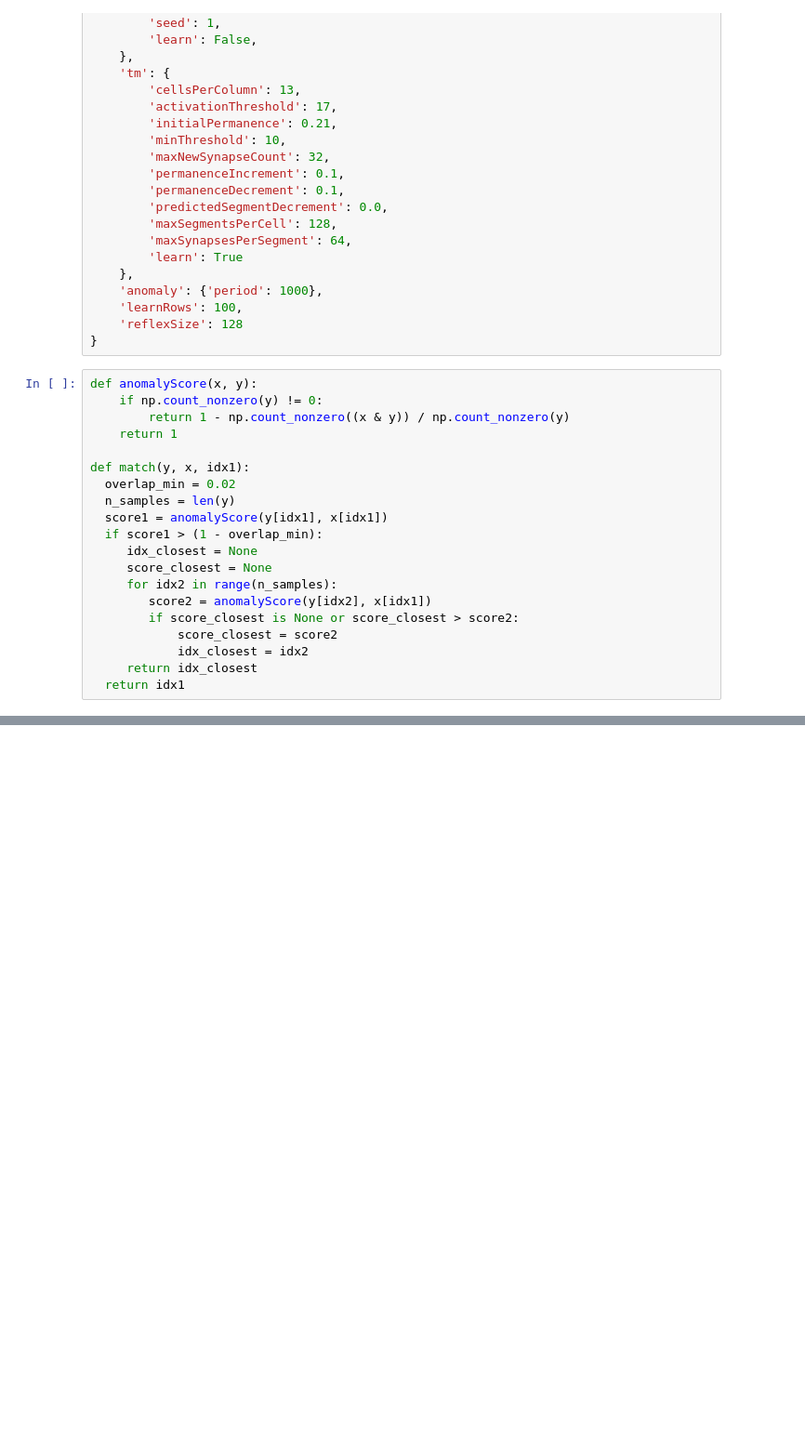
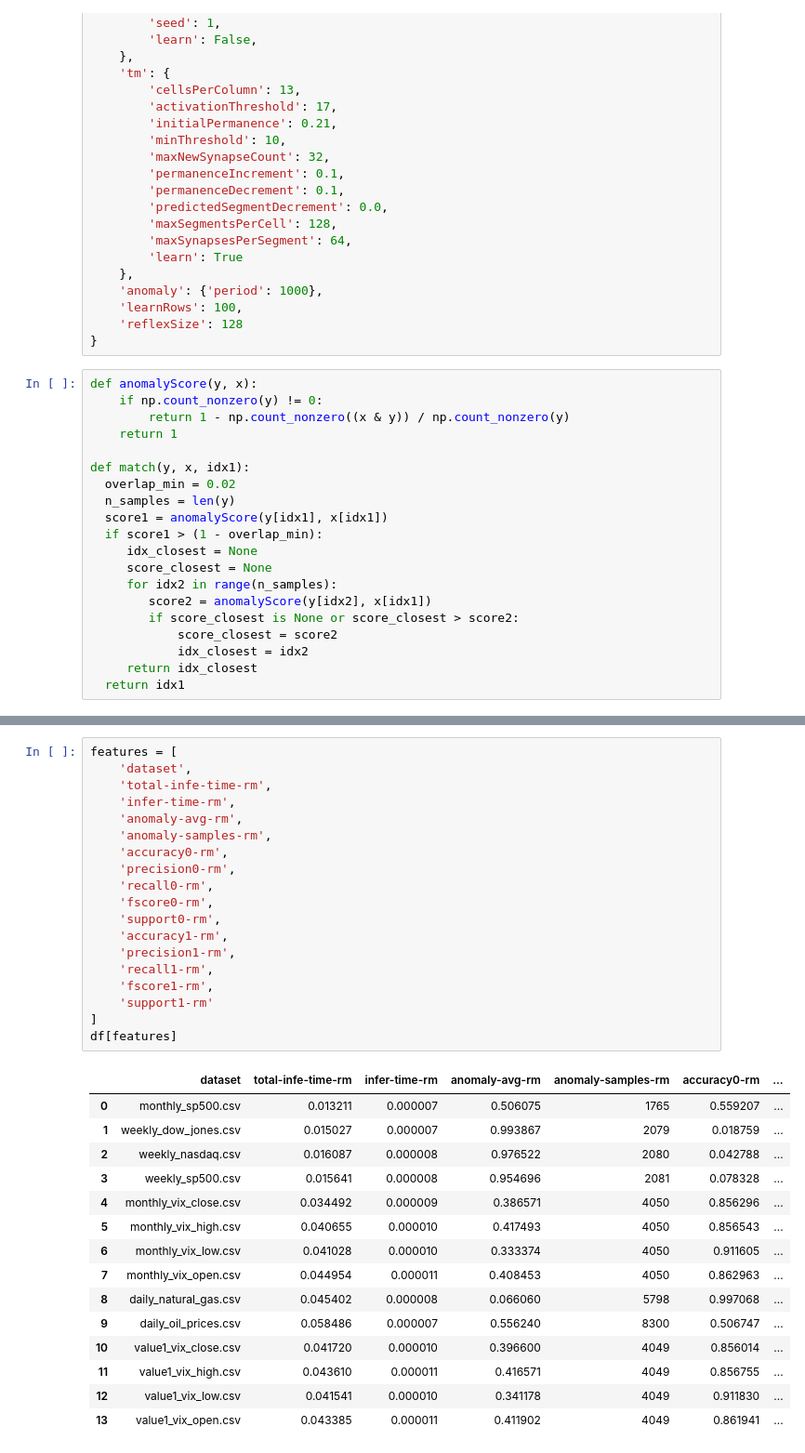
Before and after one commit to paviabera/HTM-ReflexMemory-CAM, a Jupyter notebook: notebooks-v2/241221-acc-eval.ipynb, the cells around one changed output, grey strips where cells are left out. Shown: that part at 93% size. Drawn from its saved outputs; the diff is of its cells as text; blank space fills up the shorter version.

```diff
--- a/notebooks-v2/241221-acc-eval.ipynb
+++ b/notebooks-v2/241221-acc-eval.ipynb
@@ -178,7 +180,7 @@ config = {
     'reflexSize': 128
 }
 # %%
-def anomalyScore(x, y):
+def anomalyScore(y, x):
     if np.count_nonzero(y) != 0:
         return 1 - np.count_nonzero((x & y)) / np.count_nonzero(y)
     return 1
@@ -354,0 +412,35 @@ df
+# %%
+features = [
+    'dataset',
+    'total-infe-time-rm',
+    'infer-time-rm',
+    'anomaly-avg-rm',
+    'anomaly-samples-rm',
+    'accuracy0-rm',
+    'precision0-rm',
+    'recall0-rm',
+    'fscore0-rm',
+    'support0-rm',
+    'accuracy1-rm',
+    'precision1-rm',
+    'recall1-rm',
+    'fscore1-rm',
+    'support1-rm'
+]
+df[features]
+# %% [output]
+|  | dataset | total-infe-time-rm | infer-time-rm | anomaly-avg-rm | anomaly-samples-rm | accuracy0-rm | ... |
+| 0 | monthly_sp500.csv | 0.013211 | 0.000007 | 0.506075 | 1765 | 0.559207 | ... |
+| 1 | weekly_dow_jones.csv | 0.015027 | 0.000007 | 0.993867 | 2079 | 0.018759 | ... |
+| 2 | weekly_nasdaq.csv | 0.016087 | 0.000008 | 0.976522 | 2080 | 0.042788 | ... |
+| 3 | weekly_sp500.csv | 0.015641 | 0.000008 | 0.954696 | 2081 | 0.078328 | ... |
+| 4 | monthly_vix_close.csv | 0.034492 | 0.000009 | 0.386571 | 4050 | 0.856296 | ... |
+| 5 | monthly_vix_high.csv | 0.040655 | 0.000010 | 0.417493 | 4050 | 0.856543 | ... |
+| 6 | monthly_vix_low.csv | 0.041028 | 0.000010 | 0.333374 | 4050 | 0.911605 | ... |
+| 7 | monthly_vix_open.csv | 0.044954 | 0.000011 | 0.408453 | 4050 | 0.862963 | ... |
+| 8 | daily_natural_gas.csv | 0.045402 | 0.000008 | 0.066060 | 5798 | 0.997068 | ... |
+| 9 | daily_oil_prices.csv | 0.058486 | 0.000007 | 0.556240 | 8300 | 0.506747 | ... |
+| 10 | value1_vix_close.csv | 0.041720 | 0.000010 | 0.396600 | 4049 | 0.856014 | ... |
+| 11 | value1_vix_high.csv | 0.043610 | 0.000011 | 0.416571 | 4049 | 0.856755 | ... |
+| 12 | value1_vix_low.csv | 0.041541 | 0.000010 | 0.341178 | 4049 | 0.911830 | ... |
+| 13 | value1_vix_open.csv | 0.043385 | 0.000011 | 0.411902 | 4049 | 0.861941 | ... |
```
Also changed, not shown: parts of 5 cells of this notebook.
